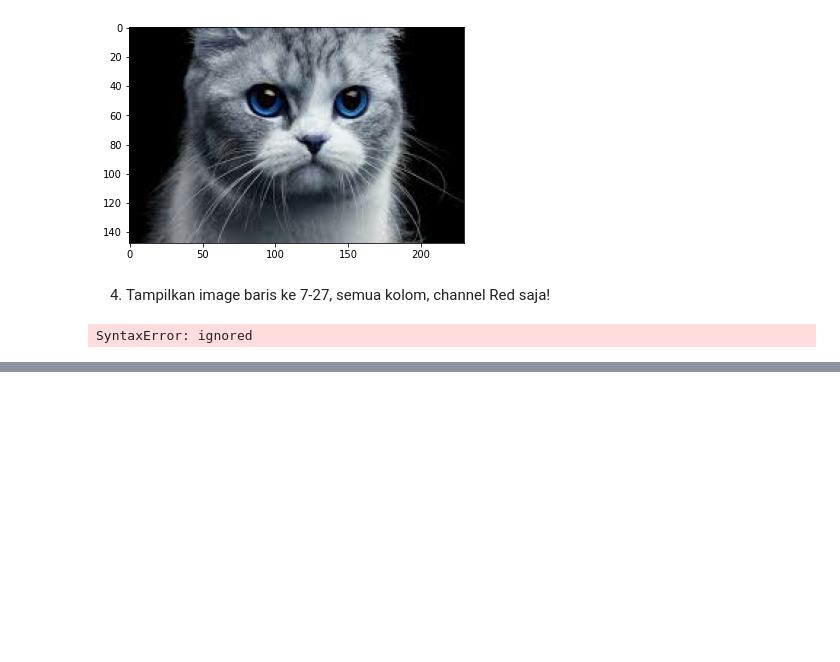
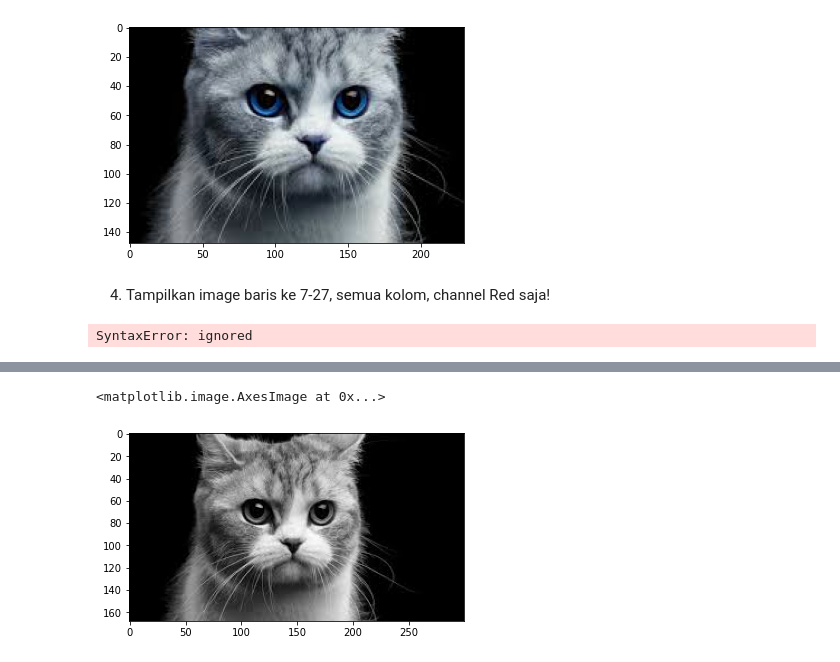
Before and after one commit to BahrulMunirF/Week2, a Jupyter notebook: Week2.ipynb, the cells around one changed output, grey strips where cells are left out. Cells and saved outputs as stored; diff of their text form; code cells hidden in the pictures; blank space fills up the shorter version.

```diff
--- a/Week2.ipynb
+++ b/Week2.ipynb
@@ -73,0 +83,5 @@ SyntaxError: ignored
+# %%
+plt.imshow(img_gray, cmap='gray')
+# %% [output]
+<matplotlib.image.AxesImage at 0x...>
+[figure, added]
```
Also changed, not shown: parts of 18 cells of this notebook.
